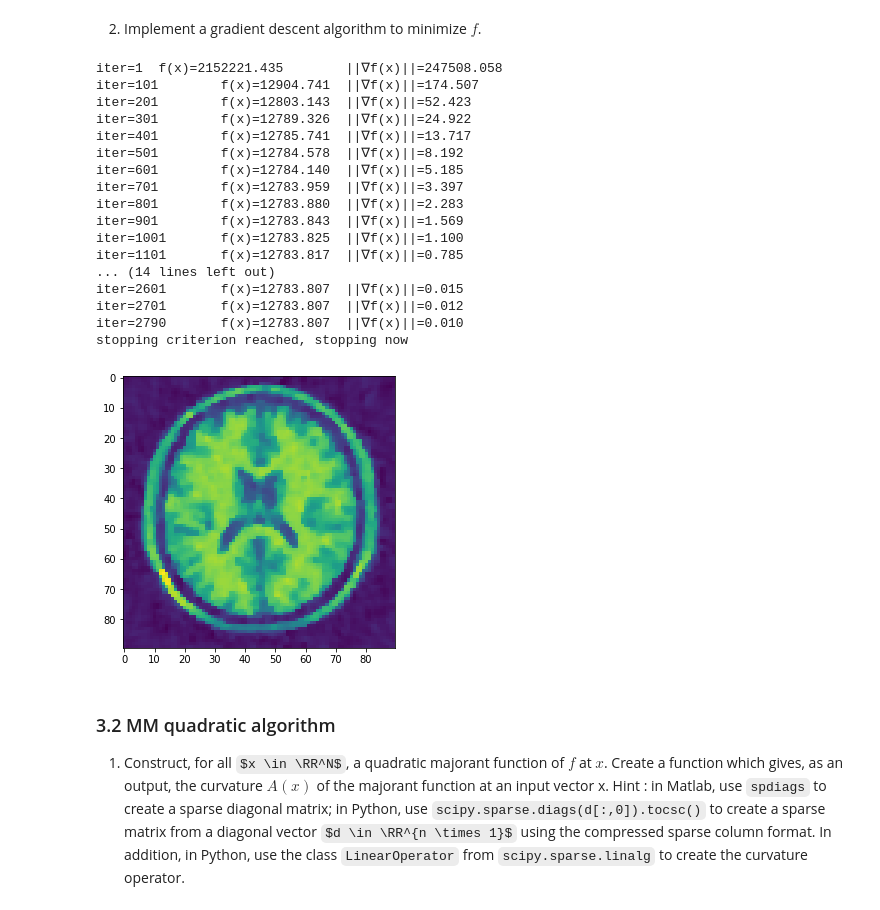
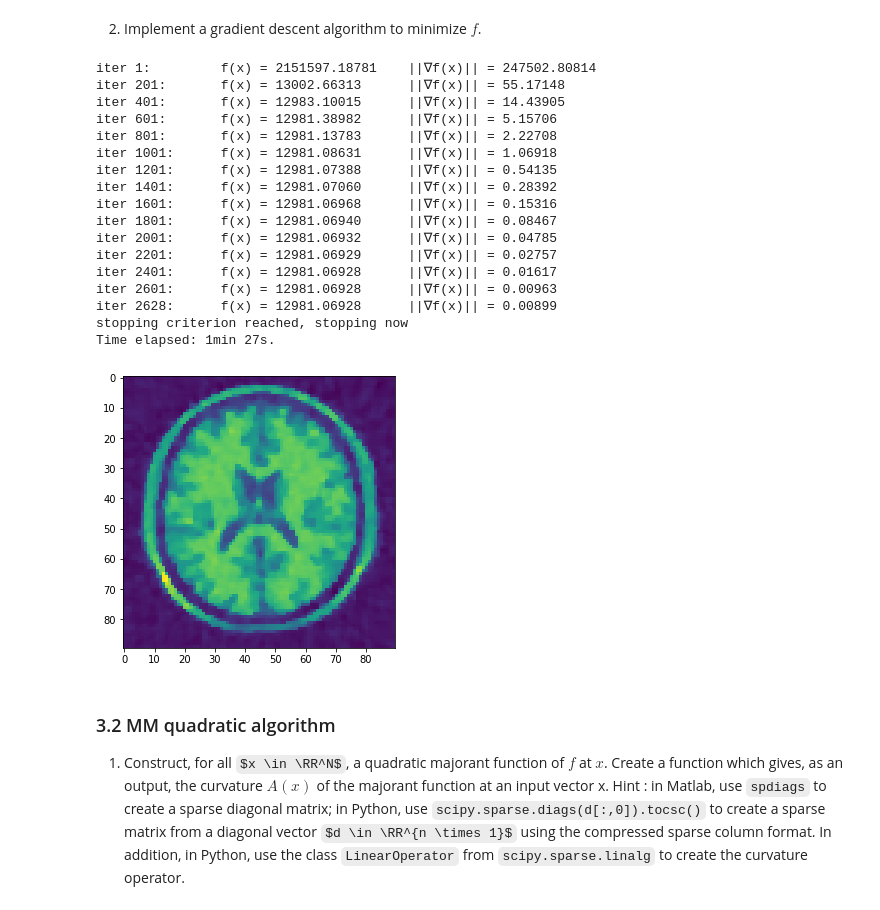
Before and after one commit to aRI0U/MVA-LSD_TPs, a Jupyter notebook: LSD_TPn3_Lichtle_Riou_SanRoman.ipynb, the cells around one changed output. Saved outputs shown, nothing was run; the diff lists cells and outputs as text; code cells hidden in the pictures; some formulas as TeX source.

```diff
--- a/LSD_TPn3_Lichtle_Riou_SanRoman.ipynb
+++ b/LSD_TPn3_Lichtle_Riou_SanRoman.ipynb
@@ -58,6 +75,7 @@ Done.
 2. Construct $y$, according to model $(1)$, using $\sigma = 1$.
 # %%
 M, N = H.shape
+threshold = np.sqrt(N)*1e-4 # see part 3.6
 w = np.random.normal(0,1,M)
 y = H @ xbar + w
 # %% [markdown]
@@ -193,7 +226,8 @@ def grad_f(x):
     grad = Gx / psi(Gx) @ G
     return H.T @ (H @ x - y) + lbda/(delta**2) * grad
 
-def gradient_descent(x0, f, grad_f, n_iters=int(1e5), threshold=1e-2, lr=1e-4):
+@exc_time
+def GD(x0, f, grad_f, n_iters=int(1e5), threshold=threshold, lr=1e-4):
     fx_lst = [f(x0)]
     x = np.copy(x0)
     for k in range(n_iters):
@@ -201,37 +235,38 @@ def gradient_descent(x0, f, grad_f, n_iters=int(1e5), threshold=1e-2, lr=1e-4):
         fx_lst.append(f(x))
         norm_grad_f = np.linalg.norm(grad_f(x))
         stopping = norm_grad_f <= threshold
-        if k % 100 == 0 or k == n_iters-1 or stopping:
-            print("iter={}\tf(x)={:.3f}\t||∇f(x)||={:.3f}".format(k + 1, f(x), norm_grad_f))
+        if k % 200 == 0 or k == n_iters-1 or stopping:
+            print("iter {}:  \tf(x) = {:.5f}\t||∇f(x)|| = {:.5f}".format(k + 1, f(x), norm_grad_f))
         if stopping:
             print("stopping criterion reached, stopping now")
             break
-    return x, fx_lst
+    np.save('GD_values.npy', np.array(fx_lst))
+    return x
 # %%
-x_sgd, fx_sgd = gradient_descent(x0, f, grad_f)
+x_gd = GD(x0, f, grad_f)
 # %% [output]
-iter=1  f(x)=2152221.435        ||∇f(x)||=247508.058
-iter=101        f(x)=12904.741  ||∇f(x)||=174.507
-iter=201        f(x)=12803.143  ||∇f(x)||=52.423
-iter=301        f(x)=12789.326  ||∇f(x)||=24.922
-iter=401        f(x)=12785.741  ||∇f(x)||=13.717
-iter=501        f(x)=12784.578  ||∇f(x)||=8.192
-iter=601        f(x)=12784.140  ||∇f(x)||=5.185
-iter=701        f(x)=12783.959  ||∇f(x)||=3.397
-iter=801        f(x)=12783.880  ||∇f(x)||=2.283
-iter=901        f(x)=12783.843  ||∇f(x)||=1.569
-iter=1001       f(x)=12783.825  ||∇f(x)||=1.100
-iter=1101       f(x)=12783.817  ||∇f(x)||=0.785
-... (14 lines left out)
-iter=2601       f(x)=12783.807  ||∇f(x)||=0.015
-iter=2701       f(x)=12783.807  ||∇f(x)||=0.012
-iter=2790       f(x)=12783.807  ||∇f(x)||=0.010
+iter 1:         f(x) = 2151597.18781    ||∇f(x)|| = 247502.80814
+iter 201:       f(x) = 13002.66313      ||∇f(x)|| = 55.17148
+iter 401:       f(x) = 12983.10015      ||∇f(x)|| = 14.43905
+iter 601:       f(x) = 12981.38982      ||∇f(x)|| = 5.15706
+iter 801:       f(x) = 12981.13783      ||∇f(x)|| = 2.22708
+iter 1001:      f(x) = 12981.08631      ||∇f(x)|| = 1.06918
+iter 1201:      f(x) = 12981.07388      ||∇f(x)|| = 0.54135
+iter 1401:      f(x) = 12981.07060      ||∇f(x)|| = 0.28392
+iter 1601:      f(x) = 12981.06968      ||∇f(x)|| = 0.15316
+iter 1801:      f(x) = 12981.06940      ||∇f(x)|| = 0.08467
+iter 2001:      f(x) = 12981.06932      ||∇f(x)|| = 0.04785
+iter 2201:      f(x) = 12981.06929      ||∇f(x)|| = 0.02757
+iter 2401:      f(x) = 12981.06928      ||∇f(x)|| = 0.01617
+iter 2601:      f(x) = 12981.06928      ||∇f(x)|| = 0.00963
+iter 2628:      f(x) = 12981.06928      ||∇f(x)|| = 0.00899
 stopping criterion reached, stopping now
+Time elapsed: 1min 27s.
 # %%
-plt.imshow(x_sgd.reshape(90,90, order='F'))
+plt.imshow(x_gd.reshape(90,90, order='F'))
 plt.show()
 # %% [output]
-[figure, old version]
+[figure, new version]
 # %% [markdown]
 ### 3.2 MM quadratic algorithm
 
```
Also changed, not shown: parts of 32 cells of this notebook.
